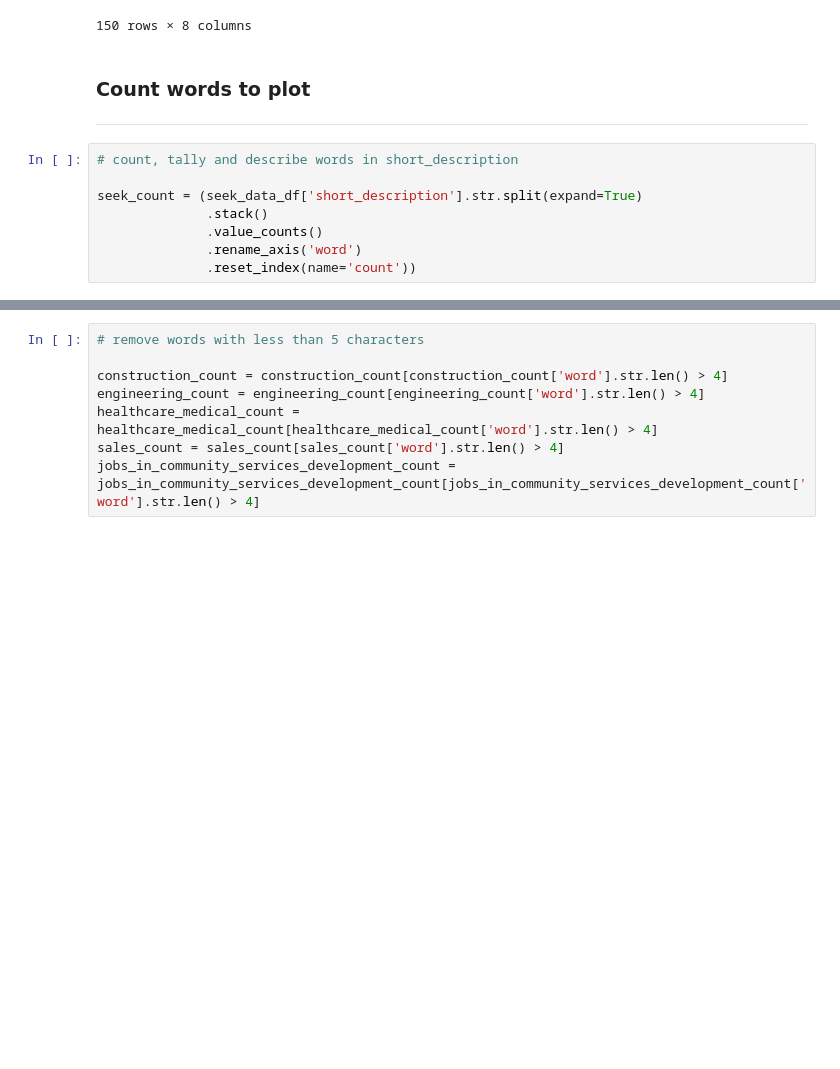
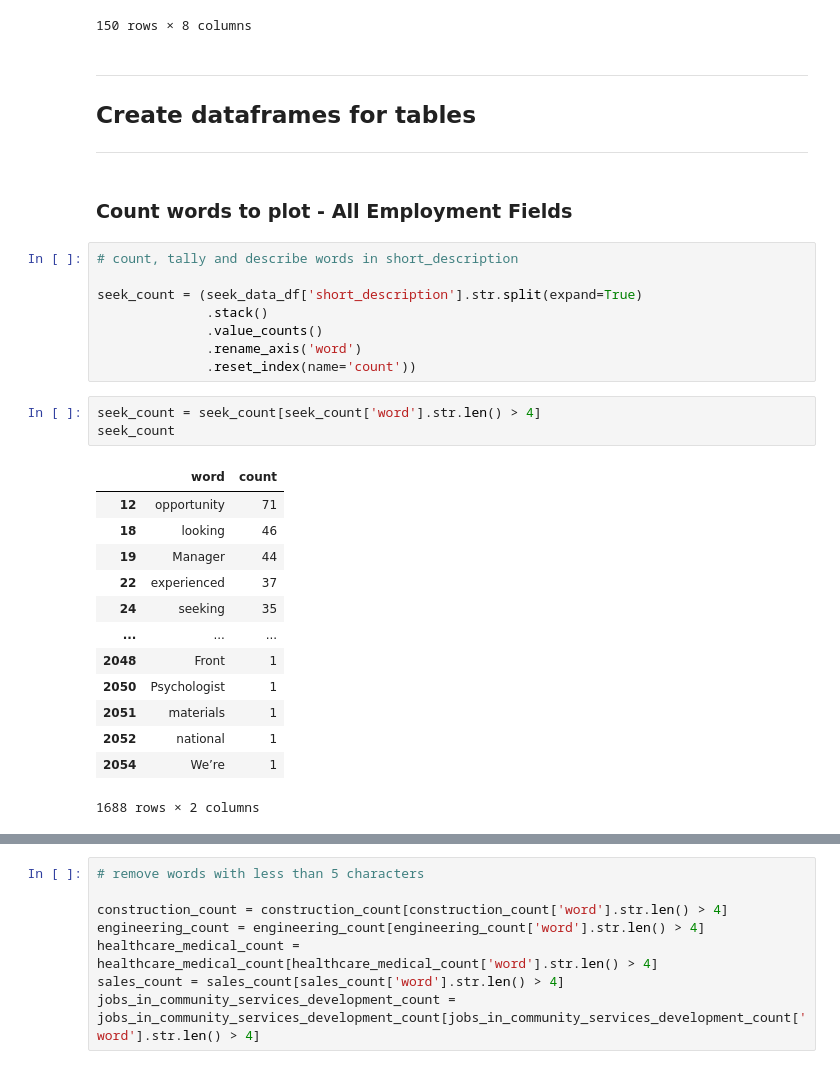
Before and after one commit to jonowood/Project_3, a Jupyter notebook: Webscraper Clean - Jon-checkpoint.ipynb, the cells around one changed output, grey strips where cells are left out. Saved outputs shown, nothing was run; the diff lists cells and outputs as text; blank space fills up the shorter version.

```diff
--- a/Webscraper Clean - Jon-checkpoint.ipynb
+++ b/Webscraper Clean - Jon-checkpoint.ipynb
@@ -116,10 +118,14 @@ seek_data_df.tail(150)
 | 401 | 401 | Employment Mentor, Acacia Prison | Waalitj Foundation | We're looking for a passionate Em... | Wooroloo | Community Services & Development | ... |
 | 402 | 402 | Business Manager - Earlville | Advanced Personnel Management | Looking for a move? We are lookin... | Perth WA | Community Services & Development | ... |
 150 rows × 8 columns
+# %% [markdown]
+---
+
+## Create dataframes for tables
+
+---
 # %% [markdown]
-### Count words to plot
-
------
+### Count words to plot - All Employment Fields
 # %%
 # count, tally and describe words in short_description
 
@@ -128,6 +134,23 @@ seek_count = (seek_data_df['short_description'].str.split(expand=True)
               .value_counts()
               .rename_axis('word')
               .reset_index(name='count'))
+# %%
+seek_count = seek_count[seek_count['word'].str.len() > 4]
+seek_count
+# %% [output]
+|  | word | count |
+| 12 | opportunity | 71 |
+| 18 | looking | 46 |
+| 19 | Manager | 44 |
+| 22 | experienced | 37 |
+| 24 | seeking | 35 |
+| ... | ... | ... |
+| 2048 | Front | 1 |
+| 2050 | Psychologist | 1 |
+| 2051 | materials | 1 |
+| 2052 | national | 1 |
+| 2054 | We’re | 1 |
+1688 rows × 2 columns
 # %%
 seek_count.head(45)
 # %% [output]
```
Also changed, not shown: parts of 14 cells of this notebook, 2 other files.
